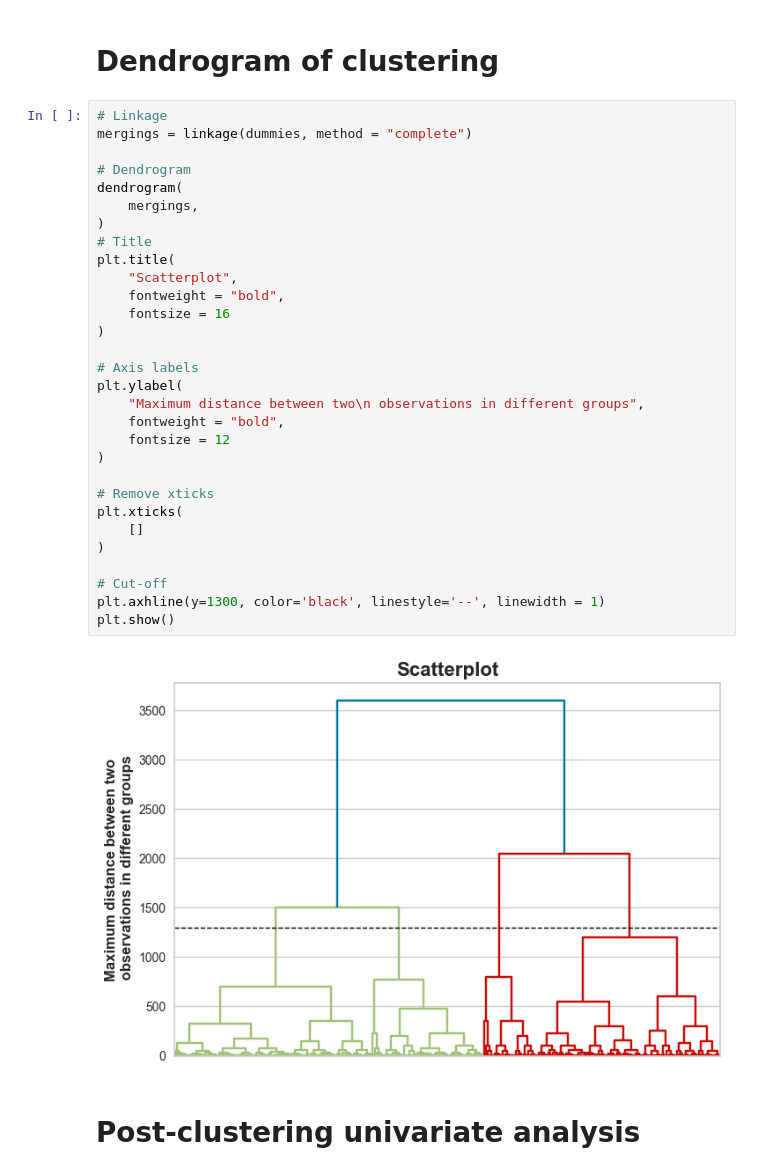
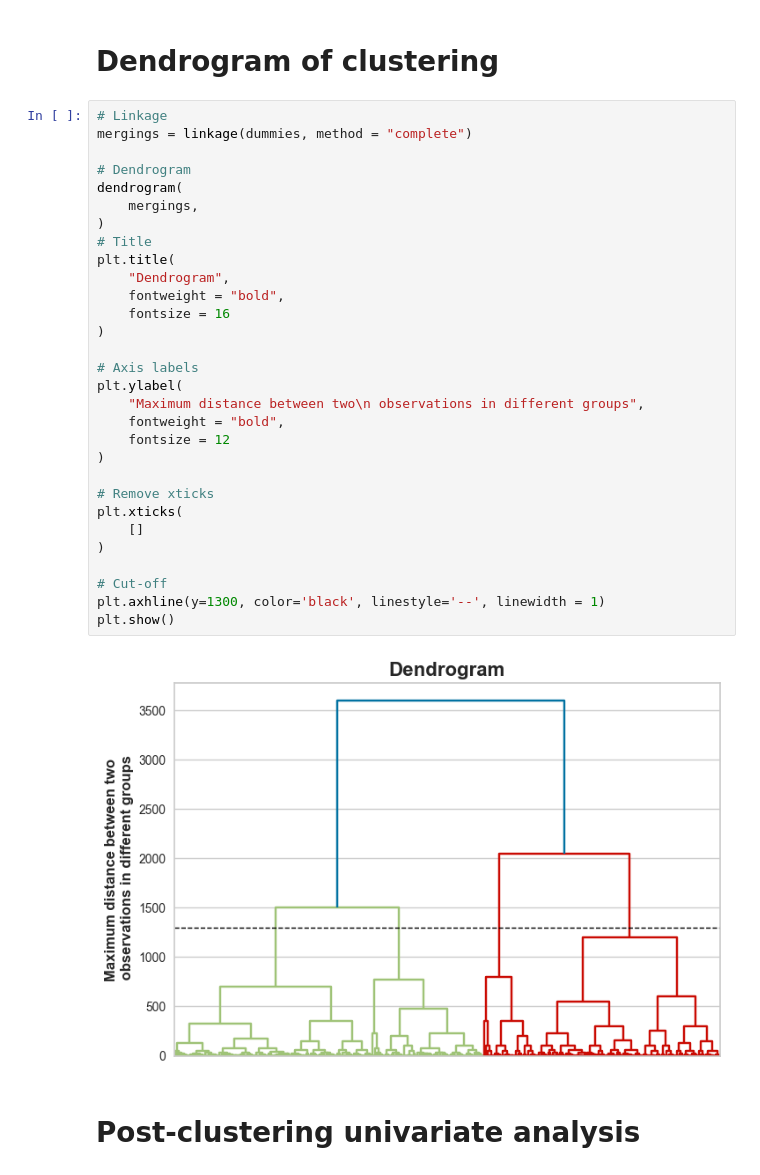
Before and after one commit to 1markmus/Clustering-of-penguins, a Jupyter notebook: Clustering penguins.ipynb, the cells around one changed output. Cells and saved outputs as stored; diff of their text form.

```diff
--- a/Clustering penguins.ipynb
+++ b/Clustering penguins.ipynb
@@ -484,35 +484,35 @@ plt.show()
 # %%
 # Linkage
 mergings = linkage(dummies, method = "complete")
 
 # Dendrogram
 dendrogram(
     mergings,
 )
 # Title
 plt.title(
-    "Scatterplot",
+    "Dendrogram",
     fontweight = "bold",
     fontsize = 16
 )
 
 # Axis labels
 plt.ylabel(
     "Maximum distance between two\n observations in different groups",
     fontweight = "bold",
     fontsize = 12
 )
 
 # Remove xticks
 plt.xticks(
     []
 )
 
 # Cut-off
 plt.axhline(y=1300, color='black', linestyle='--', linewidth = 1)
 plt.show()
 # %% [output]
-[figure, old version]
+[figure, new version]
 # %% [markdown]
 # Post-clustering univariate analysis
 # %% [markdown]
```
Also changed, not shown: parts of 1 cell of this notebook.
